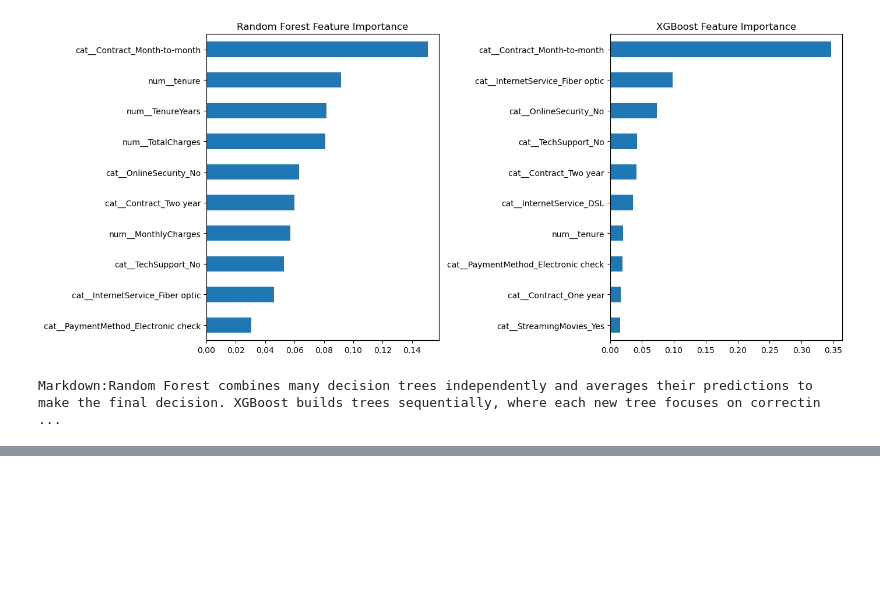
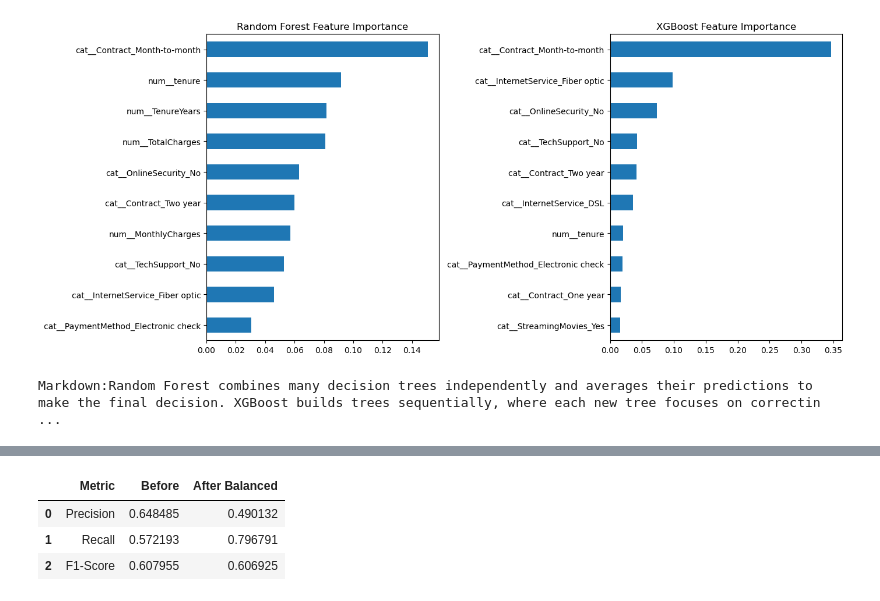
Before and after one commit to muqadas118/neurofive-ml-track, a Jupyter notebook: Tasks.ipynb, the cells around one changed output, grey strips where cells are left out. Saved outputs shown, nothing was run; the diff lists cells and outputs as text; code cells hidden in the pictures; blank space fills up the shorter version.

```diff
--- a/Tasks.ipynb
+++ b/Tasks.ipynb
@@ -1042,0 +1156,7 @@ Markdown:Random Forest combines many decision trees independently and averages t
+# %%
+original_model_unbalanced = Pipeline([
+    ("preprocessor", preprocessor),
+    ("model", LogisticRegression(max_iter=1000))
+])
+# %%
+original_model_unbalanced.fit(X_train, y_train)
@@ -1042,0 +1175,2 @@ Markdown:Random Forest combines many decision trees independently and averages t
+# %%
+original_pred = original_model_unbalanced.predict(X_test)
@@ -1042,0 +1203,21 @@ Markdown:Random Forest combines many decision trees independently and averages t
+# %%
+comparison = pd.DataFrame({
+    "Metric": ["Precision", "Recall", "F1-Score"],
+    "Before": [
+        precision_score(y_test, original_pred),
+        recall_score(y_test, original_pred),
+        f1_score(y_test, original_pred)
+    ],
+    "After Balanced": [
+        precision_score(y_test, balanced_pred),
+        recall_score(y_test, balanced_pred),
+        f1_score(y_test, balanced_pred)
+    ]
+})
+
+comparison
+# %% [output]
+|  | Metric | Before | After Balanced |
+| 0 | Precision | 0.648485 | 0.490132 |
+| 1 | Recall | 0.572193 | 0.796791 |
+| 2 | F1-Score | 0.607955 | 0.606925 |
```
Also changed, not shown: parts of 19 cells of this notebook.
